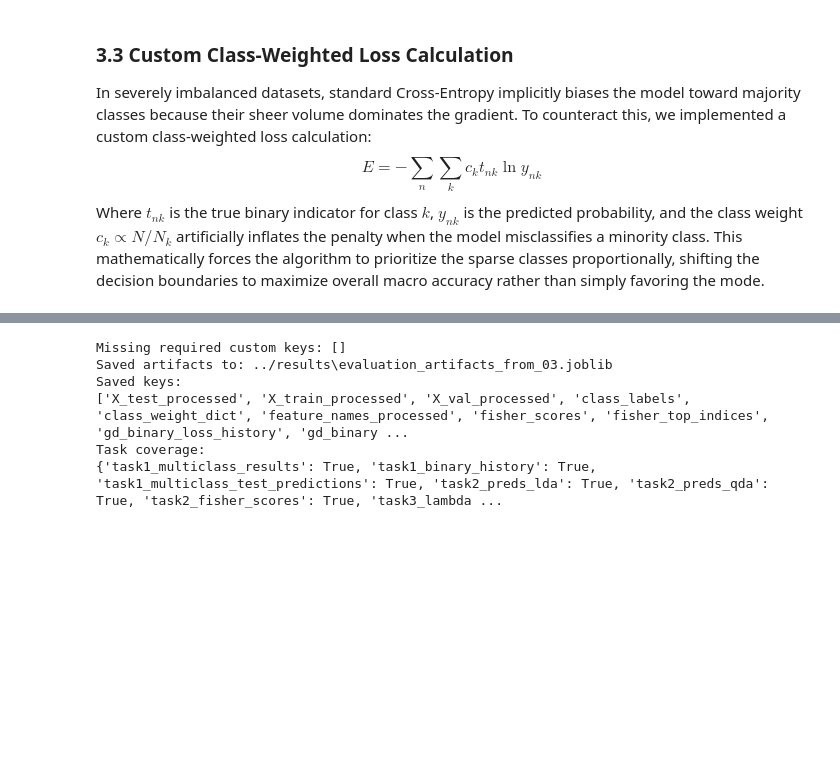
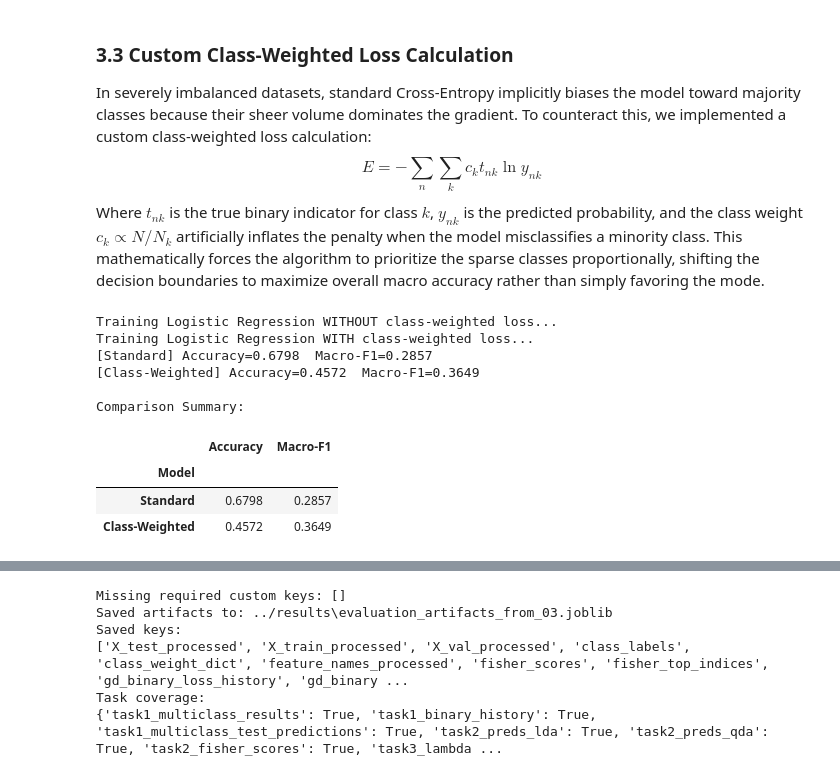
Before and after one commit to nh-atuan/supervised-learning-project, a Jupyter notebook: code/Part2_Classification/models/03_classification_model_training.ipynb, the cells around one changed output, grey strips where cells are left out. Saved outputs shown, nothing was run; the diff lists cells and outputs as text; code cells hidden in the pictures; blank space fills up the shorter version.

```diff
--- a/code/Part2_Classification/models/03_classification_model_training.ipynb
+++ b/code/Part2_Classification/models/03_classification_model_training.ipynb
@@ -1039,17 +1243,65 @@ In severely imbalanced datasets, standard Cross-Entropy implicitly biases the mo
 $$E = -\sum_{n}\sum_{k} c_k t_{nk} \ln y_{nk}$$
 Where $t_{nk}$ is the true binary indicator for class $k$, $y_{nk}$ is the predicted probability, and the class weight $c_k \propto N/N_k$ artificially inflates the penalty when the model misclassifies a minority class. This mathematically forces the algorithm to prioritize the sparse classes proportionally, shifting the decision boundaries to maximize overall macro accuracy rather than simply favoring the mode.
 # %%
-def class_weighted_cross_entropy(y_true, y_pred_proba, class_weights_dict, epsilon = 1e-15 ):
+def compare_class_weighted_loss(
+    X_train, y_train,
+    X_val, y_val,
+    sample_weight_train,
+    class_weight_dict,
+    learning_rate=0.1,
+    max_iter=200,
+):
     """
-    Computes the custom class-weighted multiclass cross-entropy loss:
-    E = - SUM( c_k * t_nk * ln(y_nk) )
+    Trains a Logistic Regression model with and without class-weighted loss,
+    then compares their performance on the validation set.
     """
-    N, K = y_pred_proba.shape
-    y_pred_proba = np.clip(y_pred_proba, epsilon, 1 - epsilon)
-    weight_array = np.array([class_weights_dict.get(k, 1.0) for k in range(K)])
-    y_one_hot = np.zeros((N, K))
-    y_one_hot[np.arange(N), y_true] = 1
-    weighted_log_probs = weight_array * y_one_hot * np.log(y_pred_proba)
-    loss = -np.sum(weighted_log_probs) / N
 
-    return loss
+    # Model 1: Standard (no class weights)
+    print("Training Logistic Regression WITHOUT class-weighted loss...")
+    model_standard = LogisticRegression(learning_rate=learning_rate, max_iter=max_iter)
+    model_standard.fit_gd_multiclass(X_train, y_train, sample_weight=None)
+
+    # Model 2: Class-weighted loss
+    print("Training Logistic Regression WITH class-weighted loss...")
+    model_weighted = LogisticRegression(learning_rate=learning_rate, max_iter=max_iter)
+    model_weighted.fit_gd_multiclass(X_train, y_train, sample_weight=sample_weight_train)
+
+    # Evaluate both on validation set
+    results = {}
+    for name, model in [("Standard", model_standard), ("Class-Weighted", model_weighted)]:
+        y_pred = model.predict(X_val)
+        macro_f1 = f1_score(y_val, y_pred, average="macro", zero_division=0)
+        accuracy = np.mean(y_pred == y_val)
+
+        results[name] = {
+            "Accuracy":f"{accuracy:.4f}",
+            "Macro-F1":f"{macro_f1:.4f}",
+        }
+        print(f"[{name}] Accuracy={accuracy:.4f}  Macro-F1={macro_f1:.4f}")
+
+    # Summary table
+    comparison_df = pd.DataFrame(results).T
+    comparison_df.index.name = "Model"
+    print("\nComparison Summary:")
+    display(comparison_df)
+
+    return model_standard, model_weighted
+
+
+model_standard, model_weighted = compare_class_weighted_loss(
+    X_train_processed, y_train_np,
+    X_val_processed, y_val_np,
+    sample_weight_train=sample_weight_train,
+    class_weight_dict=class_weight_dict,
+)
+# %% [output]
+Training Logistic Regression WITHOUT class-weighted loss...
+Training Logistic Regression WITH class-weighted loss...
+[Standard] Accuracy=0.6798  Macro-F1=0.2857
+[Class-Weighted] Accuracy=0.4572  Macro-F1=0.3649
+
+Comparison Summary:
+|  | Accuracy | Macro-F1 |
+| Model |  |  |
+| Standard | 0.6798 | 0.2857 |
+| Class-Weighted | 0.4572 | 0.3649 |
```
Also changed, not shown: parts of 21 cells of this notebook.
